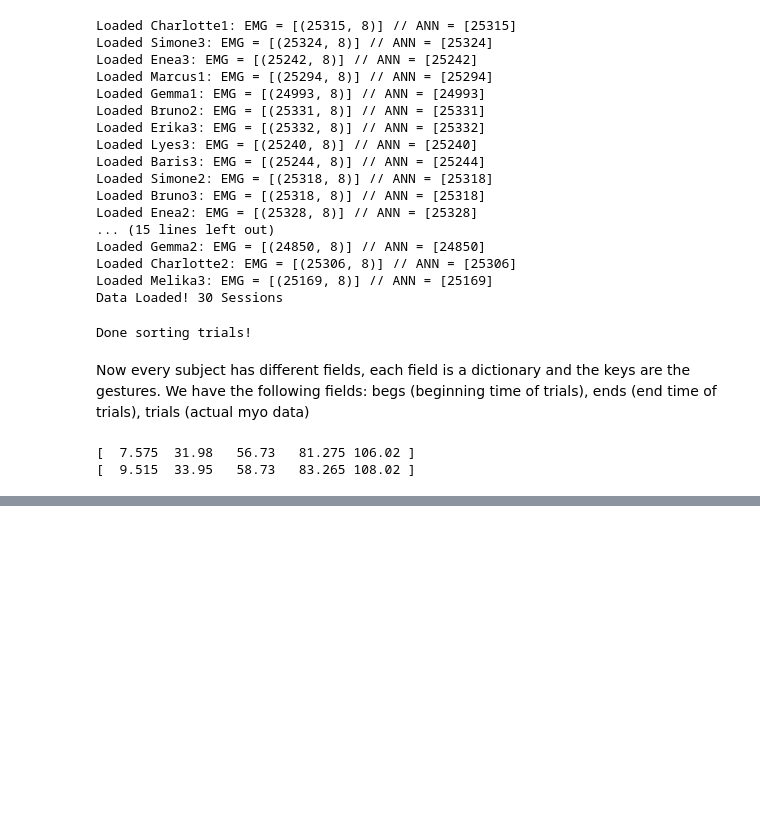
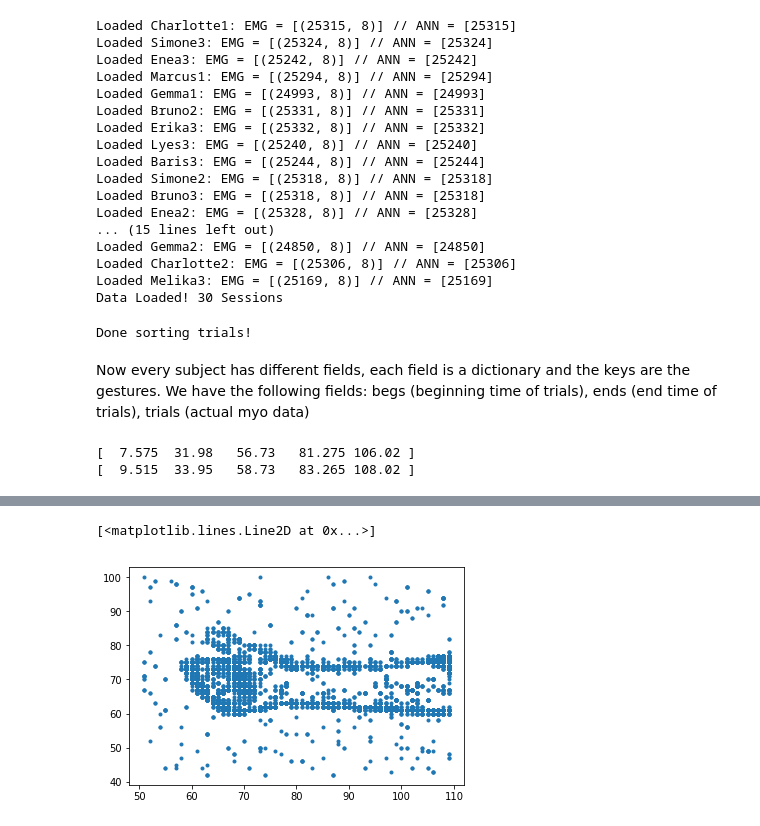
Before and after one commit to Enny1991/hand_gestures_cc19, a Jupyter notebook: loading_data.ipynb, the cells around one changed output, grey strips where cells are left out. Drawn from its saved outputs; the diff is of its cells as text; code cells hidden in the pictures; blank space fills up the shorter version.

```diff
--- a/loading_data.ipynb
+++ b/loading_data.ipynb
@@ -180,0 +163,12 @@ _ = ax[1][0].imshow(np.abs(k3_1))
+# %%
+a = (img[0] > (x - 30)) & (img[0] < (x + 30))
+b = (img[1] > (127 - y - 30)) & (img[1] < (127 - y + 30))
+xx = img[0][a & b]
+yy = img[1][a & b]
+ts = img[2][a & b]
+pol = img[3][a & b]
+
+plt.plot(xx, yy, '.')
+# %% [output]
+[<matplotlib.lines.Line2D at 0x...>]
+[figure, added]
```
Also changed, not shown: parts of 10 cells of this notebook, 3 other files.
